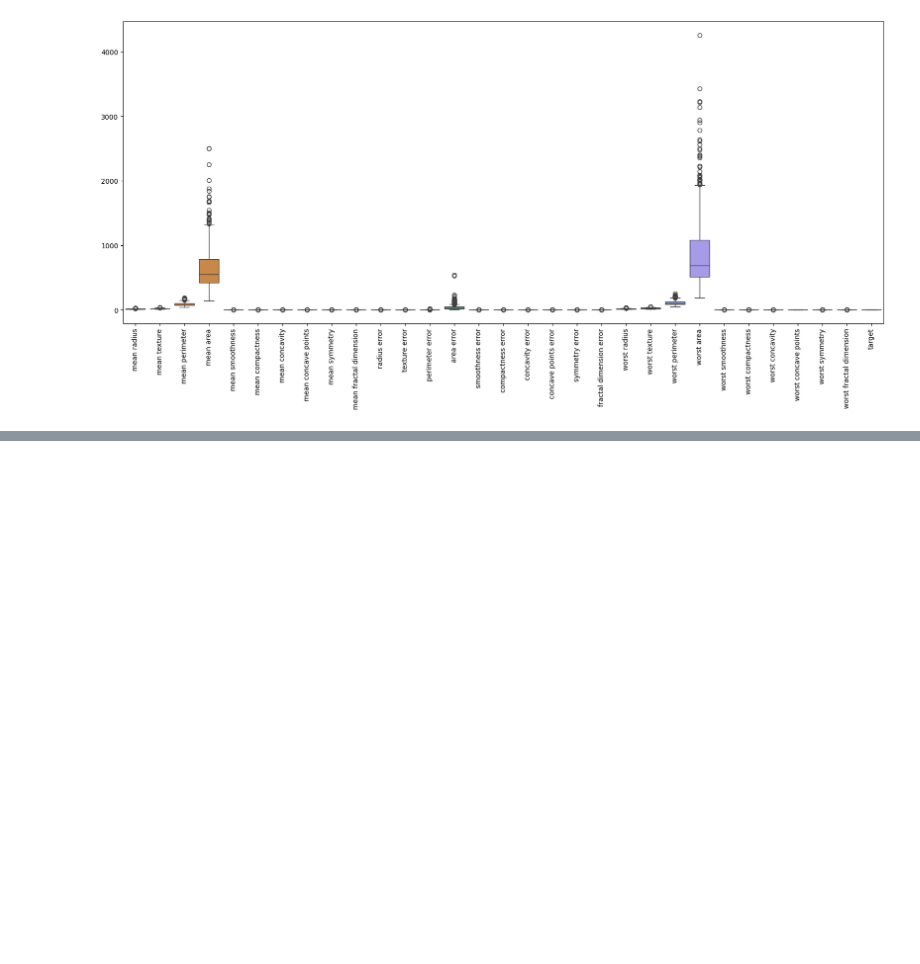
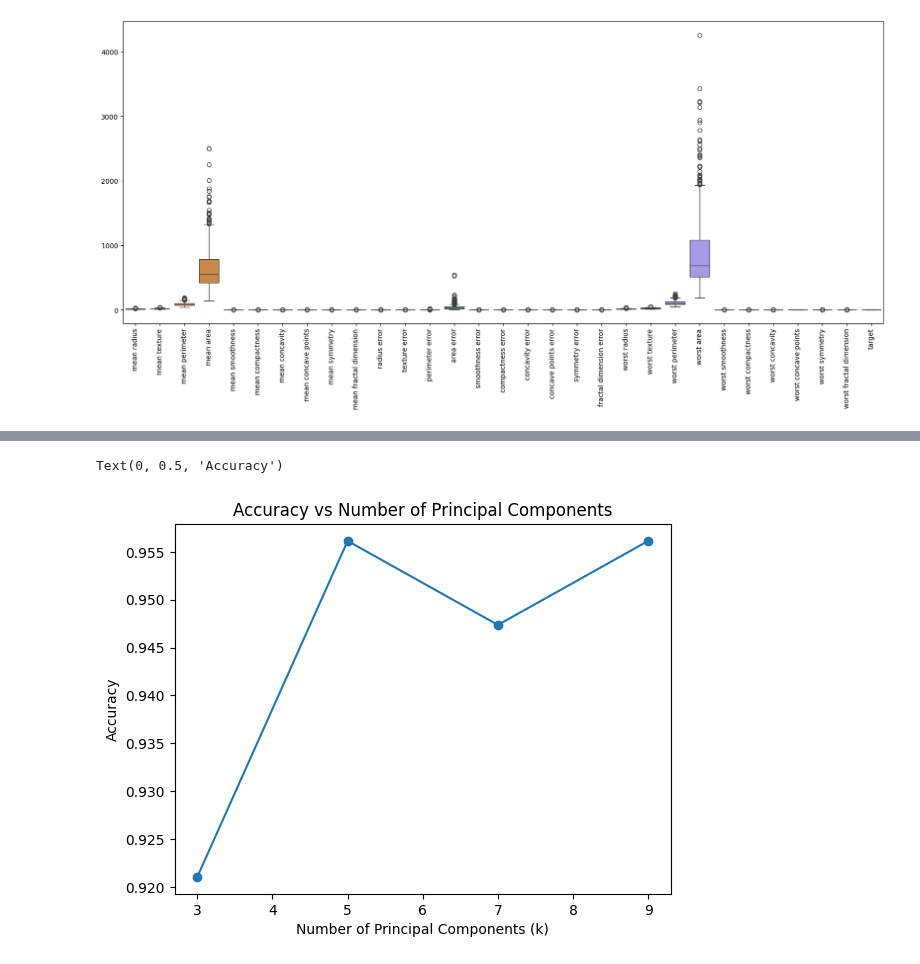
Before and after one commit to ZeyadArafat/Naive_Bayes_Classification, a Jupyter notebook: GaussianNB.ipynb, the cells around one changed output, grey strips where cells are left out. Cells and saved outputs as stored; diff of their text form; code cells hidden in the pictures; blank space fills up the shorter version.

```diff
--- a/GaussianNB.ipynb
+++ b/GaussianNB.ipynb
@@ -106,0 +260,6 @@ weighted avg       0.97      0.97      0.97       114
+# %%
+from PCA import pca
+
+n_components = 5
+X_train_pca, principal_components = pca(X_train_scaled, n_components)
+X_test_pca = (X_test_scaled - np.mean(X_test_scaled, axis=0)) @ principal_components
@@ -106,0 +273,7 @@ weighted avg       0.97      0.97      0.97       114
+# %%
+y_pred_PCA = Gaussian_nb_PCA.predict(X_test_pca)
+
+accuracy = accuracy_score(y_test_num, y_pred)
+print(f"Accuracy for PCA: {accuracy}")
+print("Classification Report:")
+print(classification_report(y_test_num, y_pred))
@@ -106,0 +323,9 @@ weighted avg       0.97      0.97      0.97       114
+# %%
+
+plt.plot(range(3,11,2), accuracies, marker='o')
+plt.title('Accuracy vs Number of Principal Components')
+plt.xlabel('Number of Principal Components (k)')
+plt.ylabel('Accuracy')
+# %% [output]
+Text(0, 0.5, 'Accuracy')
+[figure, added]
```
Also changed, not shown: parts of 35 cells of this notebook.
